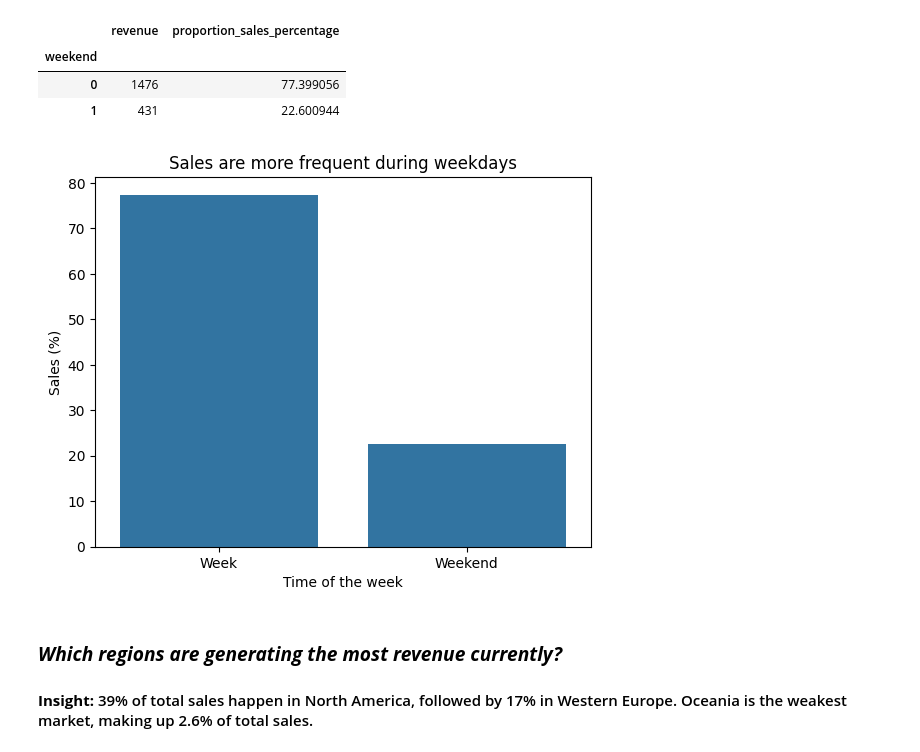
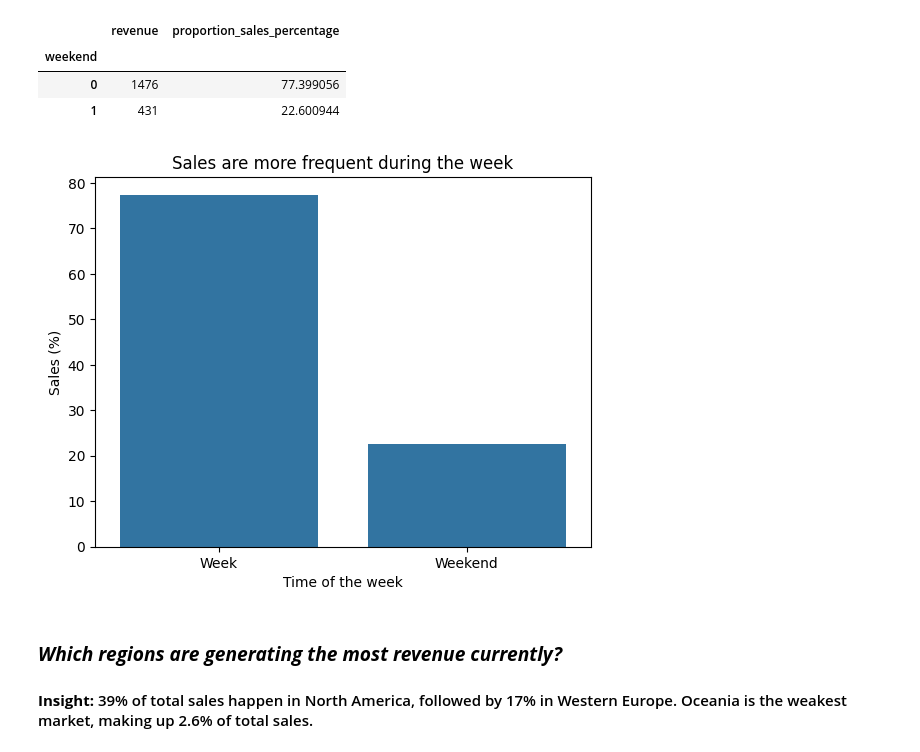
Before and after one commit to selvatica-36/Exploratory-data-analysis---Online-shopping-in-retail, a Jupyter notebook: business_analysis_report.ipynb, the cells around one changed output. Saved outputs shown, nothing was run; the diff lists cells and outputs as text; code cells hidden in the pictures.

```diff
--- a/business_analysis_report.ipynb
+++ b/business_analysis_report.ipynb
@@ -111,13 +111,13 @@ weekend_effect.head()
 # %%
 sns.barplot(x=weekend_effect.index, y=weekend_effect['proportion_sales_percentage'])
 new_labels = ['Week', 'Weekend']
 plt.xticks(range(len(new_labels)), new_labels)
-plt.title('Sales are more frequent during weekdays')
+plt.title('Sales are more frequent during the week')
 plt.xlabel('Time of the week')
 plt.ylabel('Sales (%)')
 plt.show()
 # %% [output]
-[figure, old version]
+[figure, new version]
 # %% [markdown]
 ### ***Which regions are generating the most revenue currently?***
 
```
Also changed, not shown: parts of 36 cells of this notebook.
